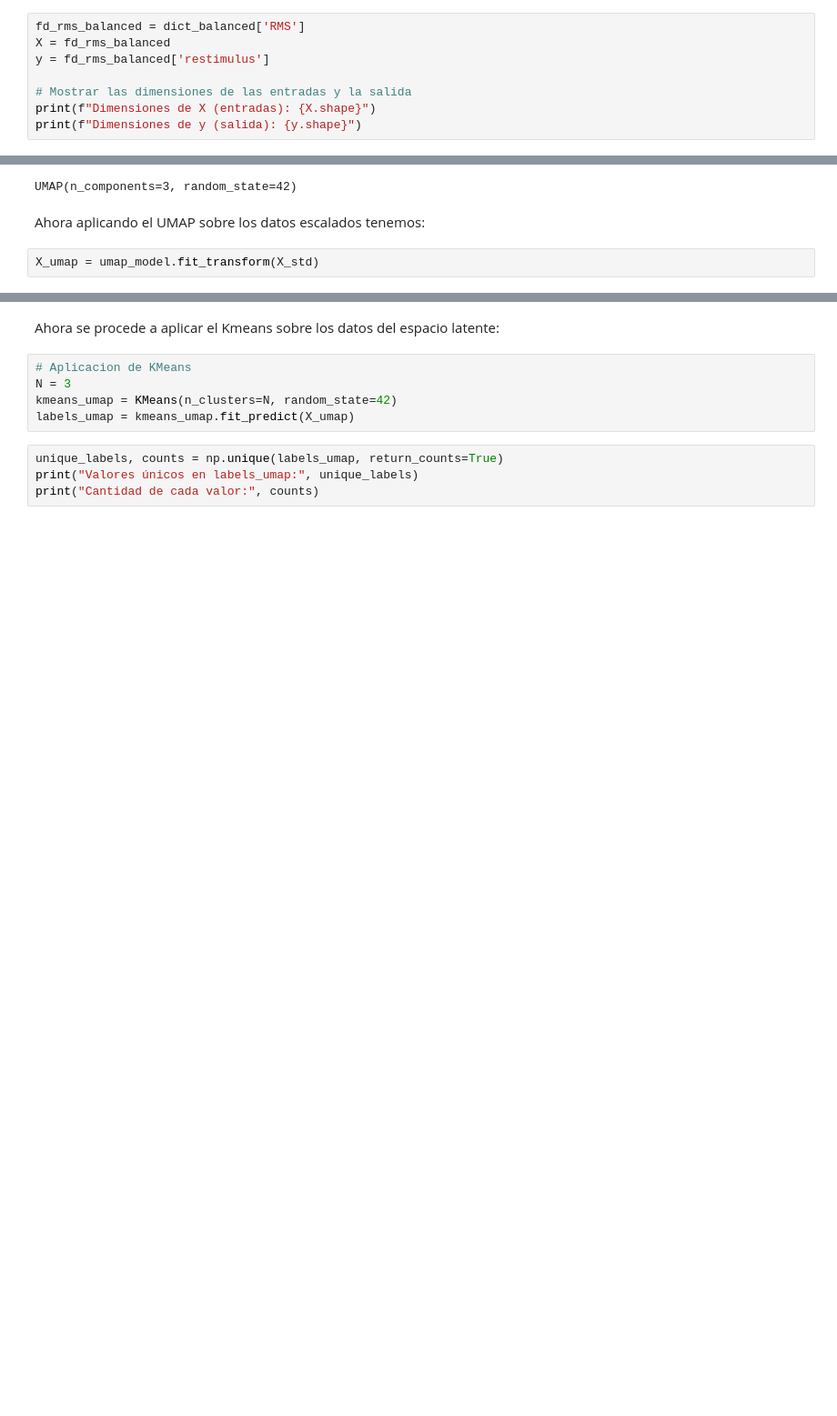
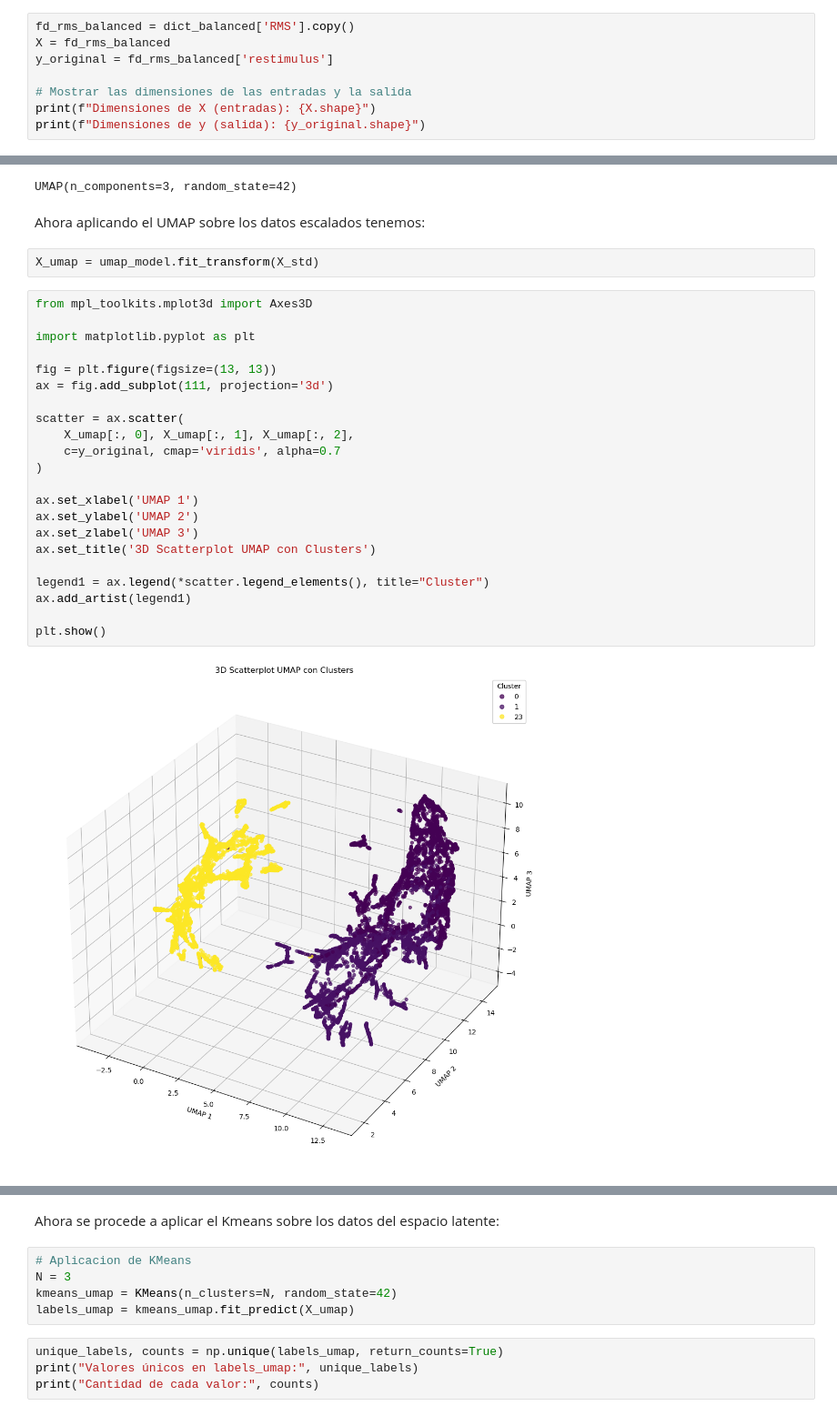
Before and after one commit to repos-especializacion-UdeA/monografia_modelos, a Jupyter notebook: 05_models_cluster.ipynb, the cells around one changed output, grey strips where cells are left out. Shown at 91% size. Cells and saved outputs as stored; diff of their text form; blank space fills up the shorter version.

Commit message:
Se actualizan los primeros 4 modelos con clustering

```diff
--- a/05_models_cluster.ipynb
+++ b/05_models_cluster.ipynb
@@ -1235,11 +1286,11 @@ Adjusted Rand Index (ARI) para KMeans: 0.1971
 # %%
-fd_rms_balanced = dict_balanced['RMS']
+fd_rms_balanced = dict_balanced['RMS'].copy()
 X = fd_rms_balanced
-y = fd_rms_balanced['restimulus']
+y_original = fd_rms_balanced['restimulus']
 
 # Mostrar las dimensiones de las entradas y la salida
 print(f"Dimensiones de X (entradas): {X.shape}")
-print(f"Dimensiones de y (salida): {y.shape}")
+print(f"Dimensiones de y (salida): {y_original.shape}")
 # %% [output]
 Dimensiones de X (entradas): (13272, 11)
 Dimensiones de y (salida): (13272,)
@@ -1303,3 +1364,27 @@ UMAP(n_components=3, random_state=42)
 Ahora aplicando el UMAP sobre los datos escalados tenemos:
 # %%
 X_umap = umap_model.fit_transform(X_std)
+# %%
+from mpl_toolkits.mplot3d import Axes3D
+
+import matplotlib.pyplot as plt
+
+fig = plt.figure(figsize=(13, 13))
+ax = fig.add_subplot(111, projection='3d')
+
+scatter = ax.scatter(
+    X_umap[:, 0], X_umap[:, 1], X_umap[:, 2],
+    c=y_original, cmap='viridis', alpha=0.7
+)
+
+ax.set_xlabel('UMAP 1')
+ax.set_ylabel('UMAP 2')
+ax.set_zlabel('UMAP 3')
+ax.set_title('3D Scatterplot UMAP con Clusters')
+
+legend1 = ax.legend(*scatter.legend_elements(), title="Cluster")
+ax.add_artist(legend1)
+
+plt.show()
+# %% [output]
+[figure, added]
```
Also changed, not shown: parts of 43 cells of this notebook.
